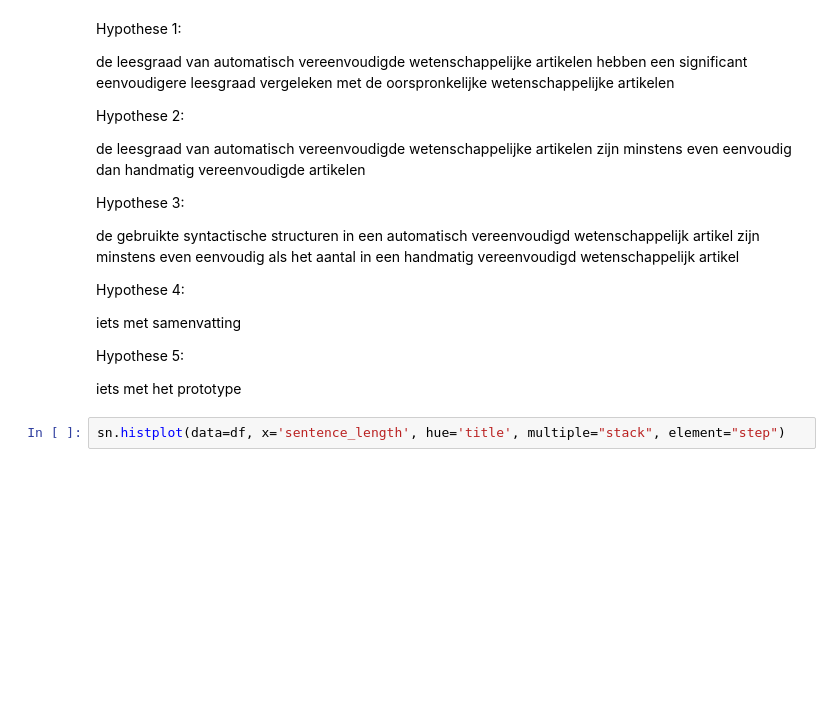
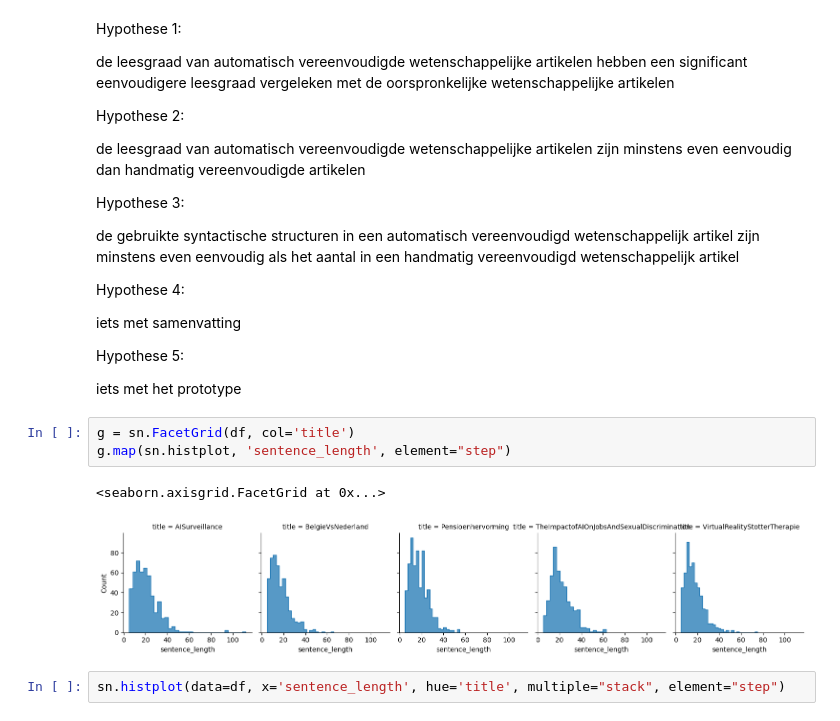
Before and after one commit to dylancluyse/bachelorproef-nlp-tekstvereenvoudiging, a Jupyter notebook: scripts/experimenten/text-analysis.ipynb, the cells around one changed output. Saved outputs shown, nothing was run; the diff lists cells and outputs as text; blank space fills up the shorter version.

```diff
--- a/scripts/experimenten/text-analysis.ipynb
+++ b/scripts/experimenten/text-analysis.ipynb
@@ -92,6 +106,12 @@ iets met samenvatting
 Hypothese 5:
 
 iets met het prototype
+# %%
+g = sn.FacetGrid(df, col='title')
+g.map(sn.histplot, 'sentence_length', element="step")
+# %% [output]
+<seaborn.axisgrid.FacetGrid at 0x...>
+[figure, added]
 # %%
 sn.histplot(data=df, x='sentence_length', hue='title', multiple="stack", element="step")
 # %% [output]
```
Also changed, not shown: parts of 9 cells of this notebook, 14 other files.
